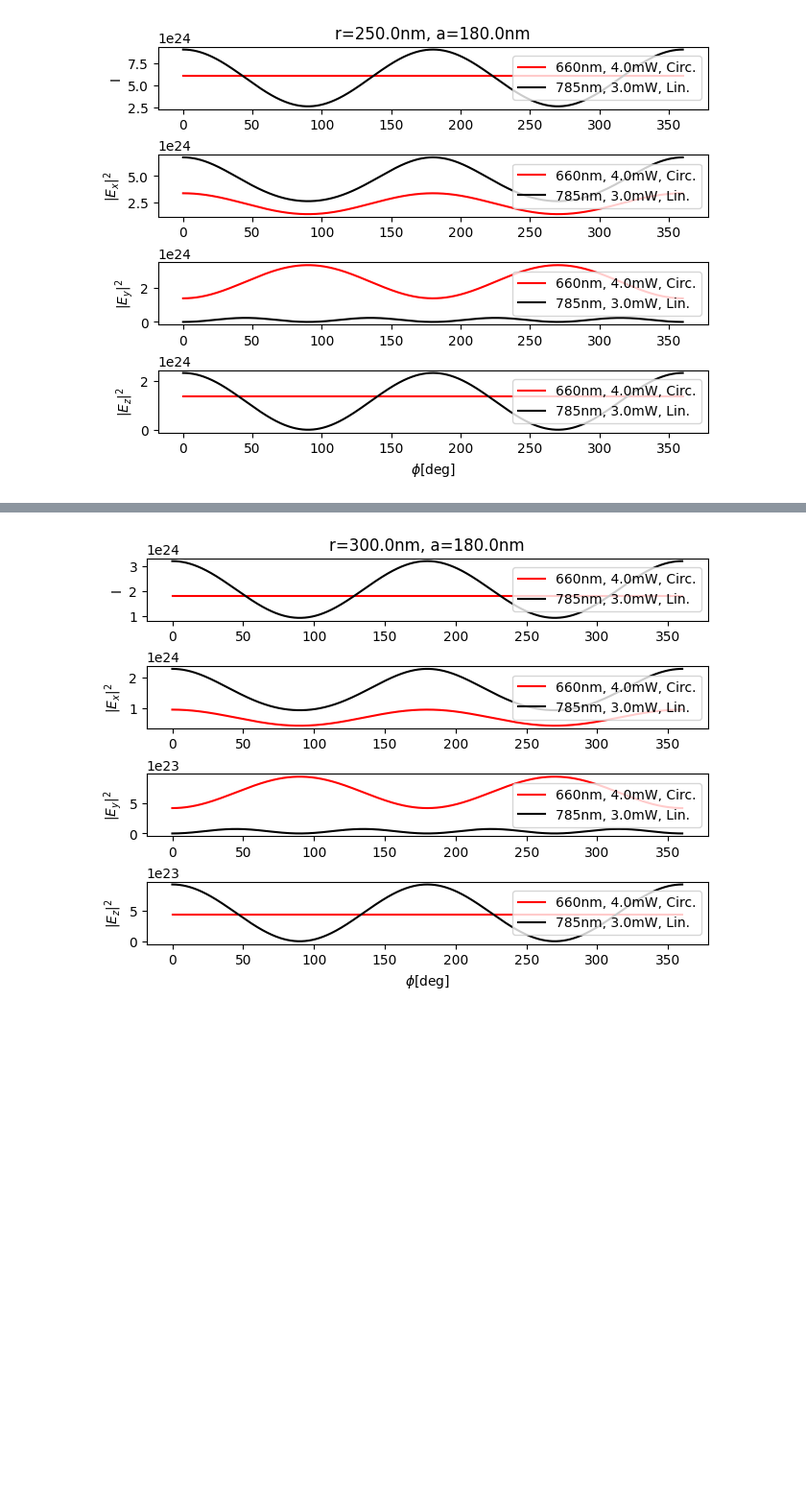
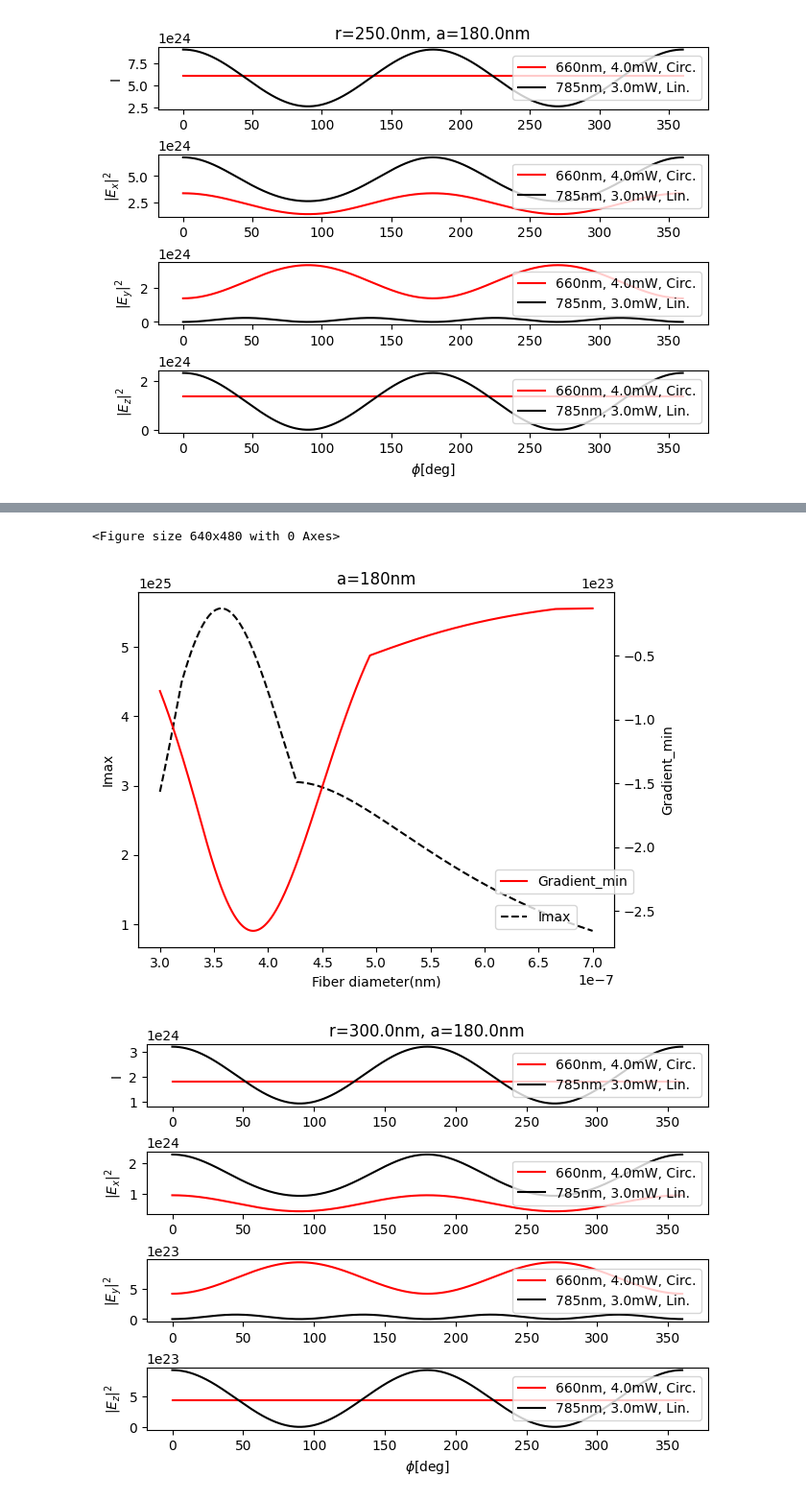
Before and after one commit to yamat0-i/modecalclation, a Jupyter notebook: phi_intensity.ipynb, the cells around one changed output, grey strips where cells are left out. Shown at 96% size. Drawn from its saved outputs; the diff is of its cells as text; code cells hidden in the pictures; blank space fills up the shorter version.

```diff
--- a/phi_intensity.ipynb
+++ b/phi_intensity.ipynb
@@ -37,3 +91,59 @@ phi_intensity.main(radius=radius,
+# %%
+# Parameters
+radius = np.linspace(150e-9, 350e-9, 1000) # Fiber radius [m]
+diameter = 2*radius
+a = 180e-9 # Particle size [m]
+core_index = 1.45
+clad_index = 1.0
+P660 = 4.0e-3
+P785 = 3.0e-3
+
+# Polar coordinates
+rho = radius + 10e-9
+phi = np.linspace(0, np.pi, 1000)
+phi_deg = phi * 180/np.pi  #[deg]
+
+def linearmode(wavelength, radius, core_index, clad_index, power, pol):
+    mode = fibermode.HE(wavelength=wavelength,
+                        radius=radius,
+                        core_index=core_index,
+                        clad_index=clad_index,
+                        power=power)
+    Ex = mode.Ex(rho=rho, phi=phi, pol=pol)
+    Ey = mode.Ey(rho=rho, phi=phi, pol=pol)
+    Ez = mode.Ez(rho=rho, phi=phi, pol=pol)
+    return Ex, Ey, Ez
+
+I785_max = np.zeros(np.shape(radius))
+I785_grad_min = np.zeros(np.shape(radius))
+for i in np.arange(len(radius)):
+    Ex785, Ey785, Ez785 = linearmode(wavelength=785e-9,
+                                    radius=radius[i],
+                                    core_index=core_index,
+                                    clad_index=clad_index,
+                                    power=P785,
+                                    pol=0)
+    I785 = np.abs(Ex785)**2 + np.abs(Ey785)**2 + np.abs(Ez785)**2
+    I785_max[i] = np.amax(I785)
+    I785_grad = np.gradient(I785)
+    I785_grad_min[i] = np.amin(I785_grad)
+
+plt.figure()
+fig, ax1 = plt.subplots()
+ax1.plot(diameter, I785_max, 'k--', label='Imax')
+ax1.set_xlabel('Fiber diameter(nm)')
+ax1.set_ylabel('Imax')
+ax1.legend(loc=(0.75, 0.05))
+
+ax2=ax1.twinx()
+ax2.plot(diameter, I785_grad_min, 'r', label='Gradient_min')
+ax2.set_ylabel('Gradient_min')
+ax2.legend(loc=(0.75, 0.15))
+ax1.set_title('a=180nm')
+plt.show()
+# %% [output]
+<Figure size 640x480 with 0 Axes>
+[figure, added]
 # %%
 # Parameters
 radius = 300e-9 # Fiber Radius [m]
```
Also changed, not shown: parts of 3 cells of this notebook, 18 other files.
